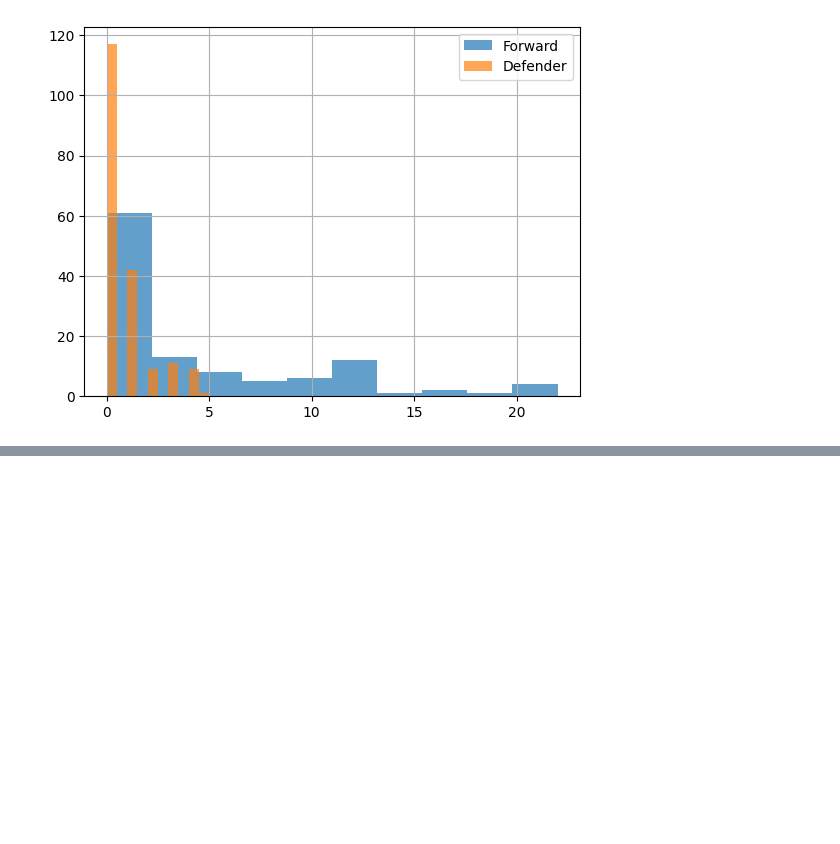
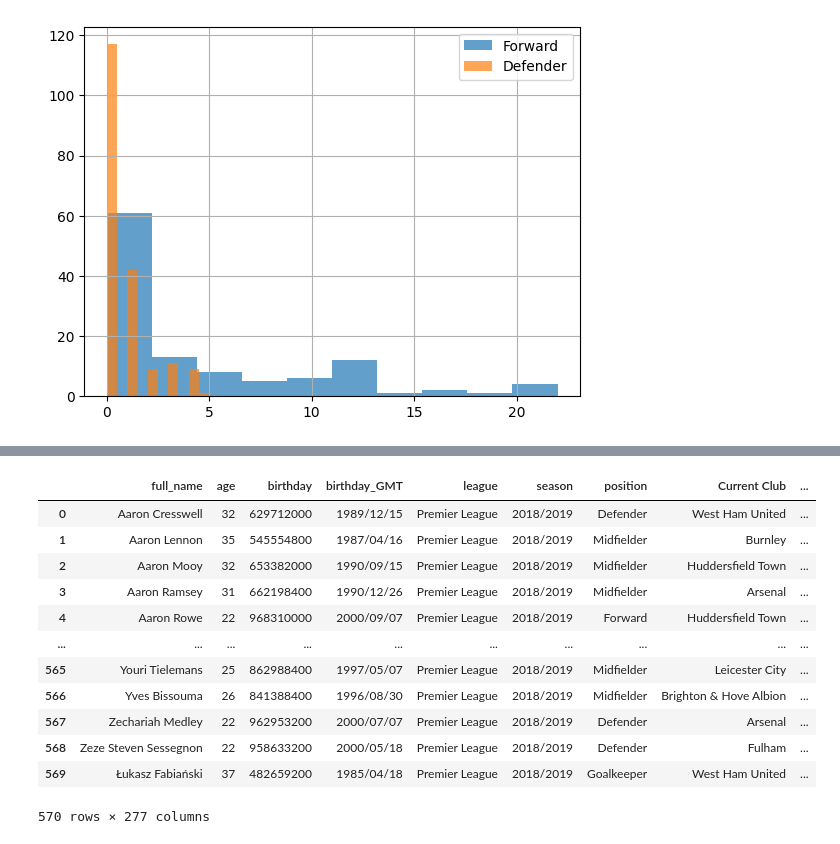
Before and after one commit to JeffBucker/DatacampDataAnalystTrack, a Jupyter notebook: 3. Data Manipulation with Pandas.ipynb, the cells around one changed output, grey strips where cells are left out. Drawn from its saved outputs; the diff is of its cells as text; code cells hidden in the pictures; blank space fills up the shorter version.

```diff
--- a/3. Data Manipulation with Pandas.ipynb
+++ b/3. Data Manipulation with Pandas.ipynb
@@ -570,0 +597,19 @@ plt.legend(["Forward", "Defender"])
+# %%
+# Removing missing values
+
+PLplayer.dropna()    # drop columns with missing values
+PLplayer.fillna(0)   # replace missing values with the parameter (0)
+# %% [output]
+|  | full_name | age | birthday | birthday_GMT | league | season | position | Current Club | ... |
+| 0 | Aaron Cresswell | 32 | 629712000 | 1989/12/15 | Premier League | 2018/2019 | Defender | West Ham United | ... |
+| 1 | Aaron Lennon | 35 | 545554800 | 1987/04/16 | Premier League | 2018/2019 | Midfielder | Burnley | ... |
+| 2 | Aaron Mooy | 32 | 653382000 | 1990/09/15 | Premier League | 2018/2019 | Midfielder | Huddersfield Town | ... |
+| 3 | Aaron Ramsey | 31 | 662198400 | 1990/12/26 | Premier League | 2018/2019 | Midfielder | Arsenal | ... |
+| 4 | Aaron Rowe | 22 | 968310000 | 2000/09/07 | Premier League | 2018/2019 | Forward | Huddersfield Town | ... |
+| ... | ... | ... | ... | ... | ... | ... | ... | ... | ... |
+| 565 | Youri Tielemans | 25 | 862988400 | 1997/05/07 | Premier League | 2018/2019 | Midfielder | Leicester City | ... |
+| 566 | Yves Bissouma | 26 | 841388400 | 1996/08/30 | Premier League | 2018/2019 | Midfielder | Brighton & Hove Albion | ... |
+| 567 | Zechariah Medley | 22 | 962953200 | 2000/07/07 | Premier League | 2018/2019 | Defender | Arsenal | ... |
+| 568 | Zeze Steven Sessegnon | 22 | 958633200 | 2000/05/18 | Premier League | 2018/2019 | Defender | Fulham | ... |
+| 569 | Łukasz Fabiański | 37 | 482659200 | 1985/04/18 | Premier League | 2018/2019 | Goalkeeper | West Ham United | ... |
+570 rows × 277 columns
```
Also changed, not shown: parts of 3 cells of this notebook, 1 other file.
